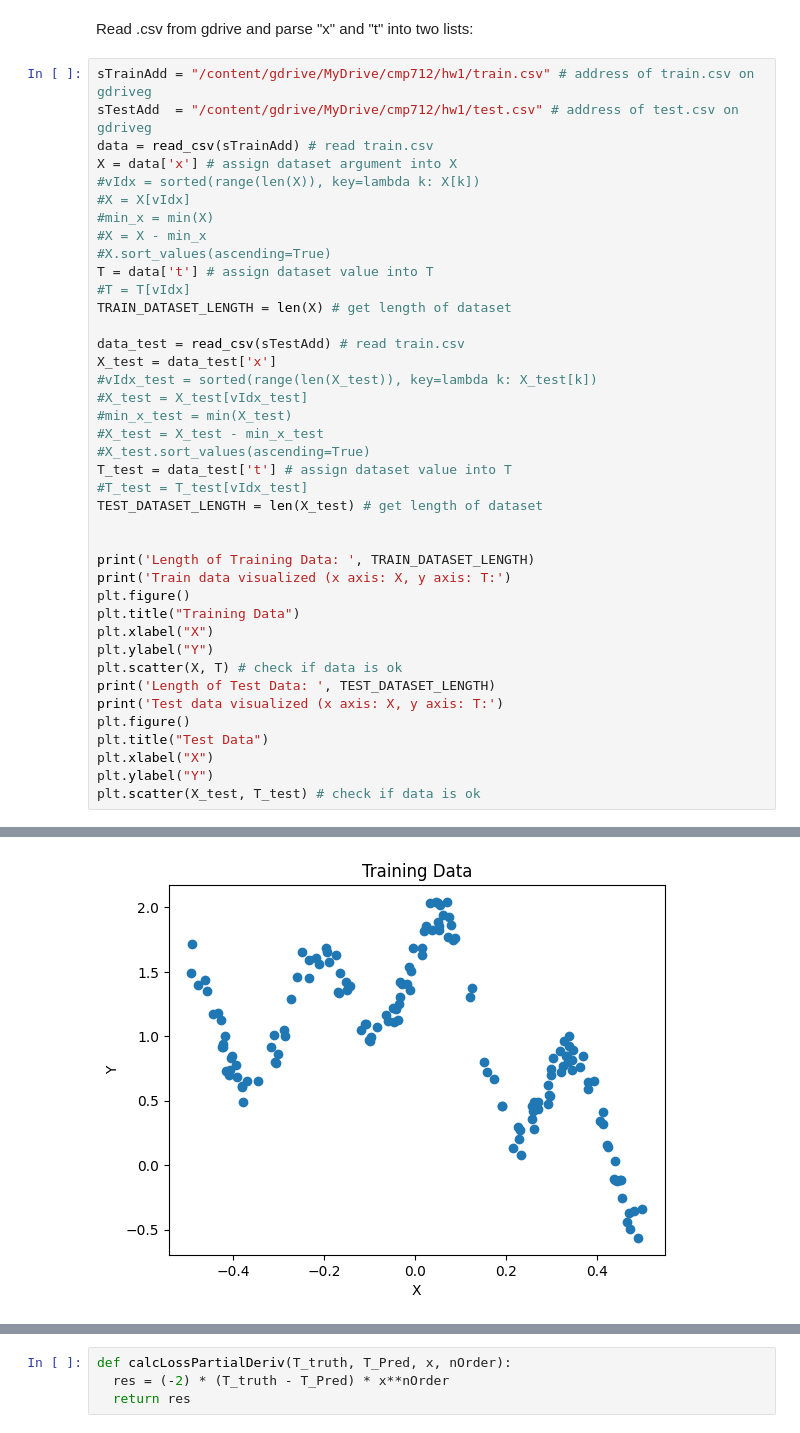
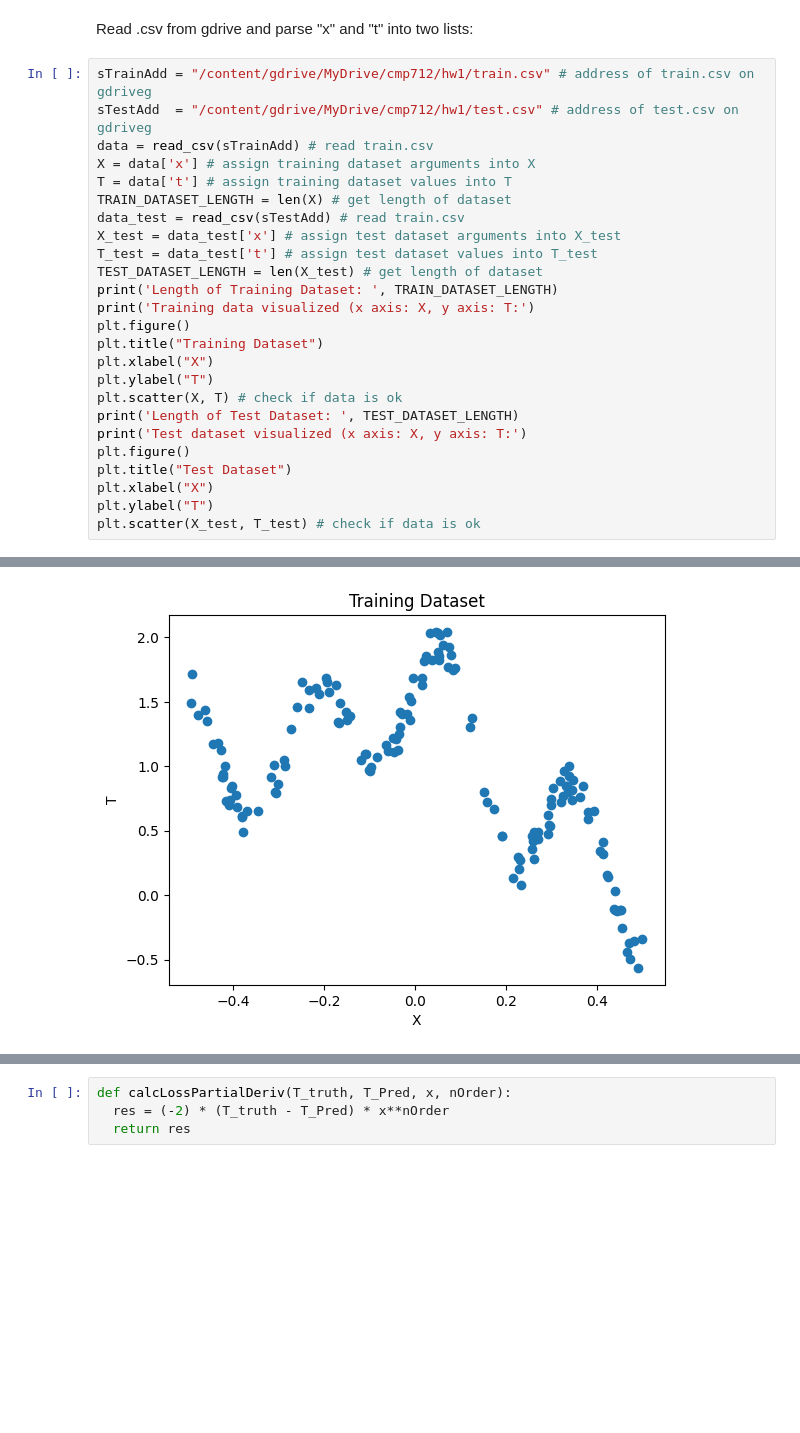
Before and after one commit to imthelizardking/cmp712-homeworks, a Jupyter notebook: hw1/hw1_n22133132_yusufcagri_ogut_.ipynb, the cells around one changed output, grey strips where cells are left out. Cells and saved outputs as stored; diff of their text form; blank space fills up the shorter version.

```diff
--- a/hw1/hw1_n22133132_yusufcagri_ogut_.ipynb
+++ b/hw1/hw1_n22133132_yusufcagri_ogut_.ipynb
@@ -28,40 +28,25 @@ Read .csv from gdrive and parse "x" and "t" into two lists:
 sTrainAdd = "/content/gdrive/MyDrive/cmp712/hw1/train.csv" # address of train.csv on gdriveg
 sTestAdd  = "/content/gdrive/MyDrive/cmp712/hw1/test.csv" # address of test.csv on gdriveg
 data = read_csv(sTrainAdd) # read train.csv
-X = data['x'] # assign dataset argument into X
-#vIdx = sorted(range(len(X)), key=lambda k: X[k])
-#X = X[vIdx]
-#min_x = min(X)
-#X = X - min_x
-#X.sort_values(ascending=True)
-T = data['t'] # assign dataset value into T
-#T = T[vIdx]
+X = data['x'] # assign training dataset arguments into X
+T = data['t'] # assign training dataset values into T
 TRAIN_DATASET_LENGTH = len(X) # get length of dataset
-
 data_test = read_csv(sTestAdd) # read train.csv
-X_test = data_test['x']
-#vIdx_test = sorted(range(len(X_test)), key=lambda k: X_test[k])
-#X_test = X_test[vIdx_test]
-#min_x_test = min(X_test)
-#X_test = X_test - min_x_test
-#X_test.sort_values(ascending=True)
-T_test = data_test['t'] # assign dataset value into T
-#T_test = T_test[vIdx_test]
+X_test = data_test['x'] # assign test dataset arguments into X_test
+T_test = data_test['t'] # assign test dataset values into T_test
 TEST_DATASET_LENGTH = len(X_test) # get length of dataset
-
-
-print('Length of Training Data: ', TRAIN_DATASET_LENGTH)
-print('Train data visualized (x axis: X, y axis: T:')
+print('Length of Training Dataset: ', TRAIN_DATASET_LENGTH)
+print('Training data visualized (x axis: X, y axis: T:')
 plt.figure()
-plt.title("Training Data")
+plt.title("Training Dataset")
 plt.xlabel("X")
-plt.ylabel("Y")
+plt.ylabel("T")
 plt.scatter(X, T) # check if data is ok
-print('Length of Test Data: ', TEST_DATASET_LENGTH)
-print('Test data visualized (x axis: X, y axis: T:')
+print('Length of Test Dataset: ', TEST_DATASET_LENGTH)
+print('Test dataset visualized (x axis: X, y axis: T:')
 plt.figure()
-plt.title("Test Data")
+plt.title("Test Dataset")
 plt.xlabel("X")
-plt.ylabel("Y")
+plt.ylabel("T")
 plt.scatter(X_test, T_test) # check if data is ok
 # %% [output]
@@ -72,2 +57,2 @@ Test data visualized (x axis: X, y axis: T:
 <matplotlib.collections.PathCollection at 0x...>
-[figure, old version]
+[figure, new version]
```
Also changed, not shown: parts of 16 cells of this notebook.
